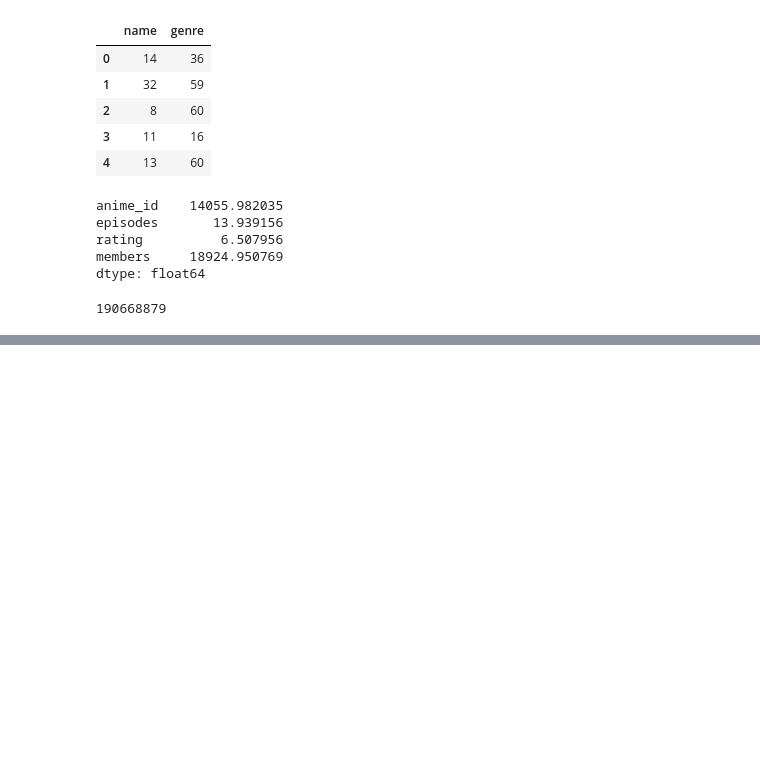
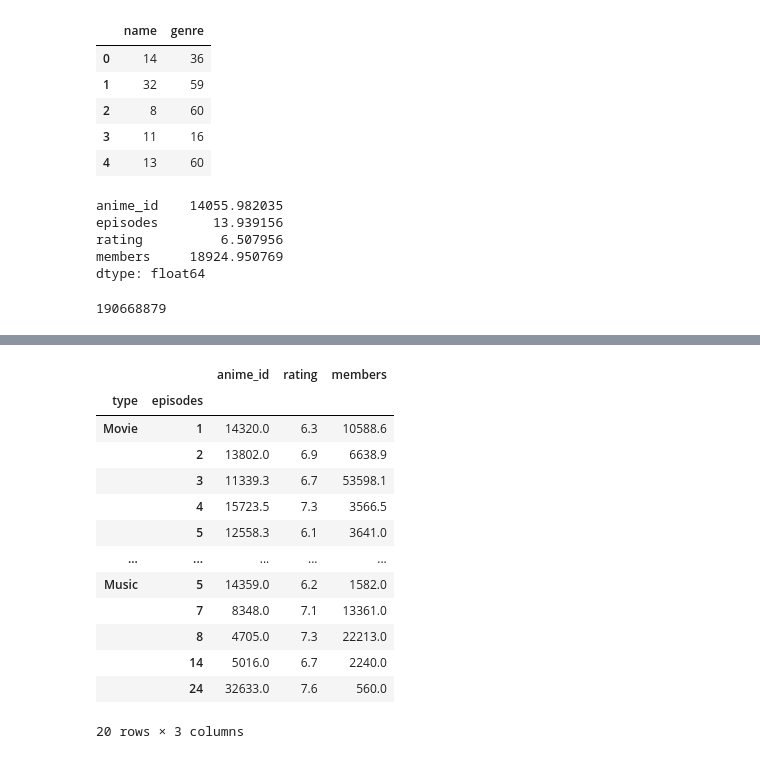
Before and after one commit to kaneshirok/jupyter_practice, a Jupyter notebook: three_chapter.ipynb, the cells around one changed output, grey strips where cells are left out. Drawn from its saved outputs; the diff is of its cells as text; code cells hidden in the pictures; blank space fills up the shorter version.

```diff
--- a/three_chapter.ipynb
+++ b/three_chapter.ipynb
@@ -556,0 +620,17 @@ df['members'].sum()
+# %%
+df.groupby(['type', 'episodes']).mean().round(1).head(20)
+# %% [output]
+|  |  | anime_id | rating | members |
+| type | episodes |  |  |  |
+| Movie | 1 | 14320.0 | 6.3 | 10588.6 |
+|  | 2 | 13802.0 | 6.9 | 6638.9 |
+|  | 3 | 11339.3 | 6.7 | 53598.1 |
+|  | 4 | 15723.5 | 7.3 | 3566.5 |
+|  | 5 | 12558.3 | 6.1 | 3641.0 |
+| ... | ... | ... | ... | ... |
+| Music | 5 | 14359.0 | 6.2 | 1582.0 |
+|  | 7 | 8348.0 | 7.1 | 13361.0 |
+|  | 8 | 4705.0 | 7.3 | 22213.0 |
+|  | 14 | 5016.0 | 6.7 | 2240.0 |
+|  | 24 | 32633.0 | 7.6 | 560.0 |
+20 rows × 3 columns
```
Also changed, not shown: parts of 9 cells of this notebook.
